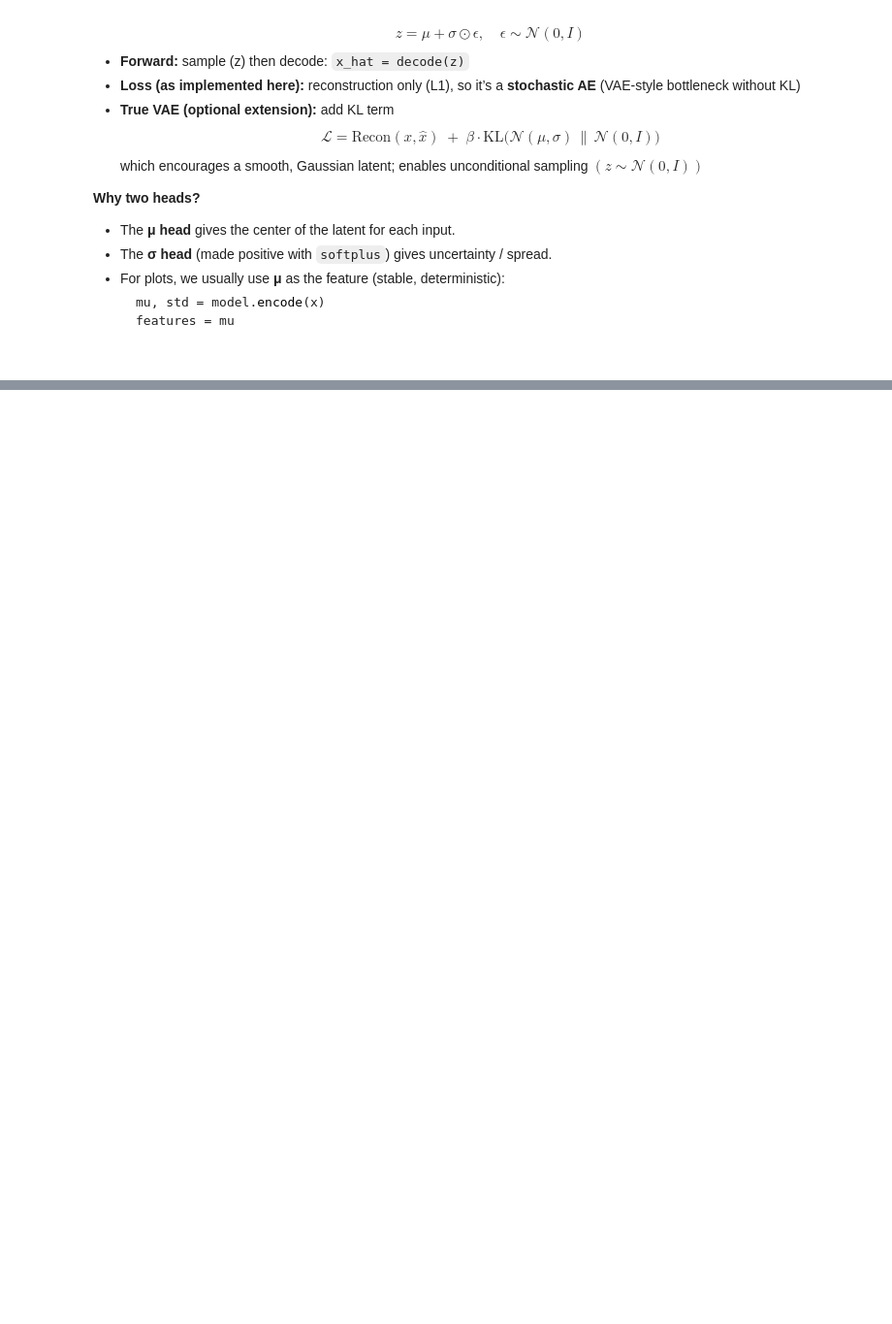
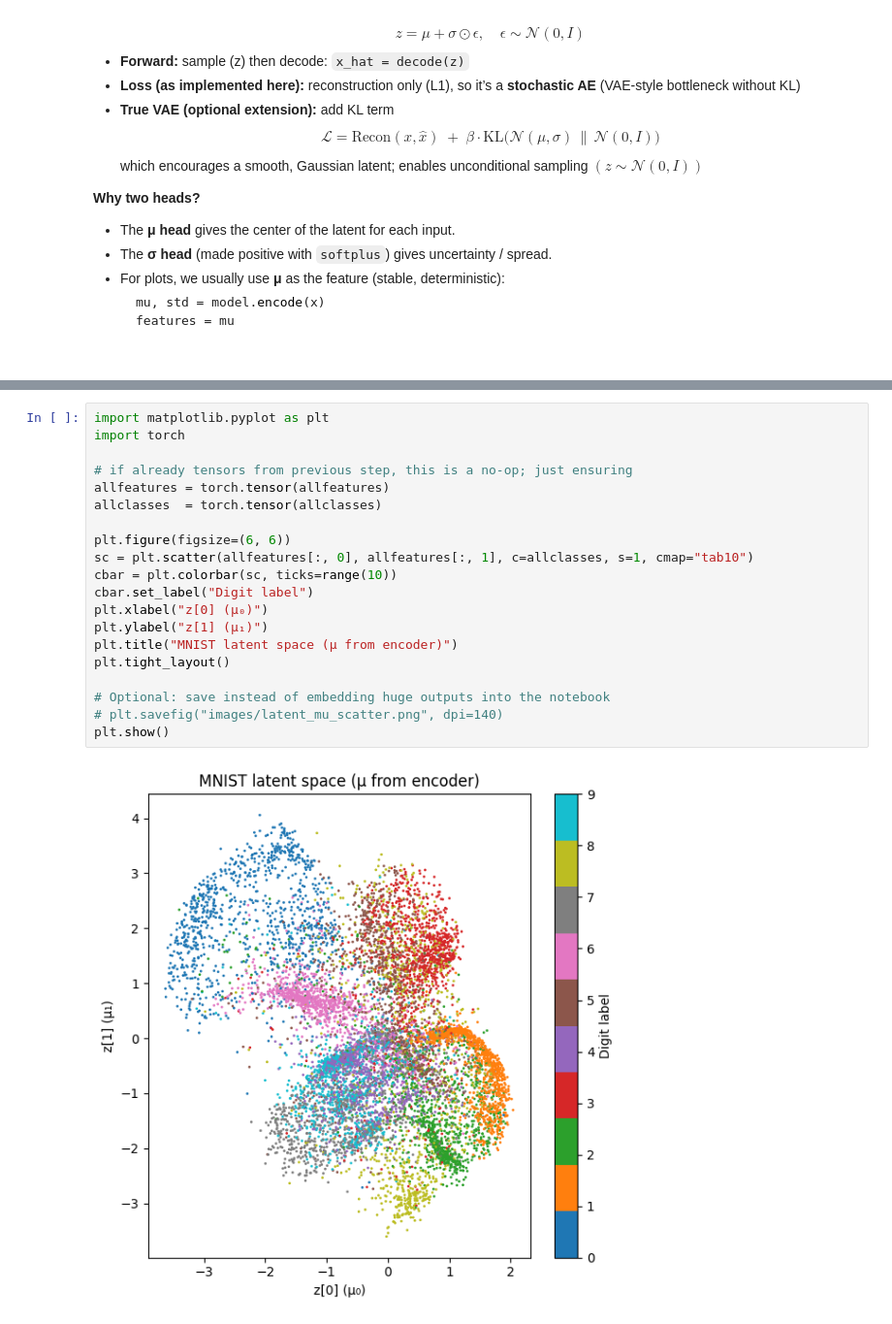
Before and after one commit to martinaspeciale/pytorch-deep-learning, a Jupyter notebook: university_exercises/live-ex2.ipynb, the cells around one changed output, grey strips where cells are left out. Shown at 97% size. Saved outputs shown, nothing was run; the diff lists cells and outputs as text; blank space fills up the shorter version.

```diff
--- a/university_exercises/live-ex2.ipynb
+++ b/university_exercises/live-ex2.ipynb
@@ -244,0 +227,22 @@ class AutoEncoder(nn.Module):
+# %%
+import matplotlib.pyplot as plt
+import torch
+
+# if already tensors from previous step, this is a no-op; just ensuring
+allfeatures = torch.tensor(allfeatures)
+allclasses  = torch.tensor(allclasses)
+
+plt.figure(figsize=(6, 6))
+sc = plt.scatter(allfeatures[:, 0], allfeatures[:, 1], c=allclasses, s=1, cmap="tab10")
+cbar = plt.colorbar(sc, ticks=range(10))
+cbar.set_label("Digit label")
+plt.xlabel("z[0] (μ₀)")
+plt.ylabel("z[1] (μ₁)")
+plt.title("MNIST latent space (μ from encoder)")
+plt.tight_layout()
+
+# Optional: save instead of embedding huge outputs into the notebook
+# plt.savefig("images/latent_mu_scatter.png", dpi=140)
+plt.show()
+# %% [output]
+[figure, added]
```
Also changed, not shown: parts of 9 cells of this notebook.
